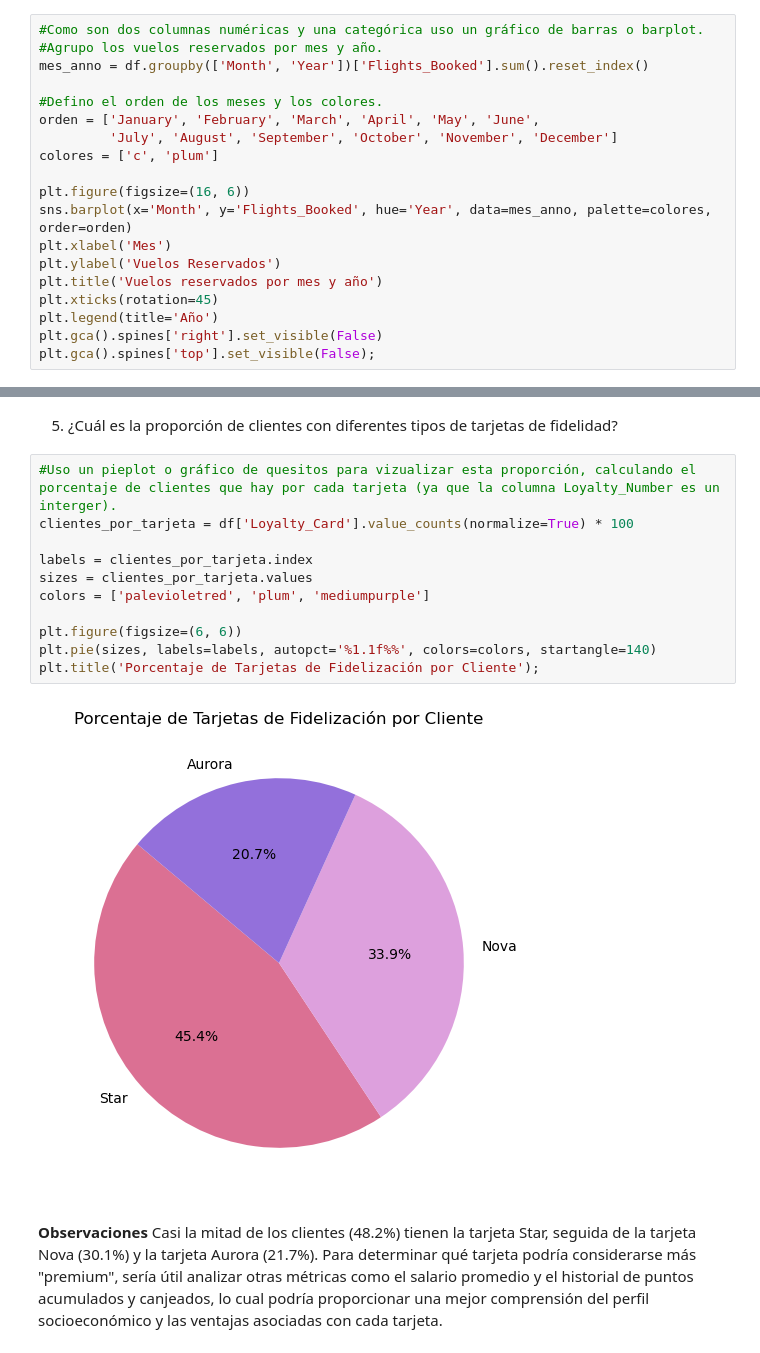
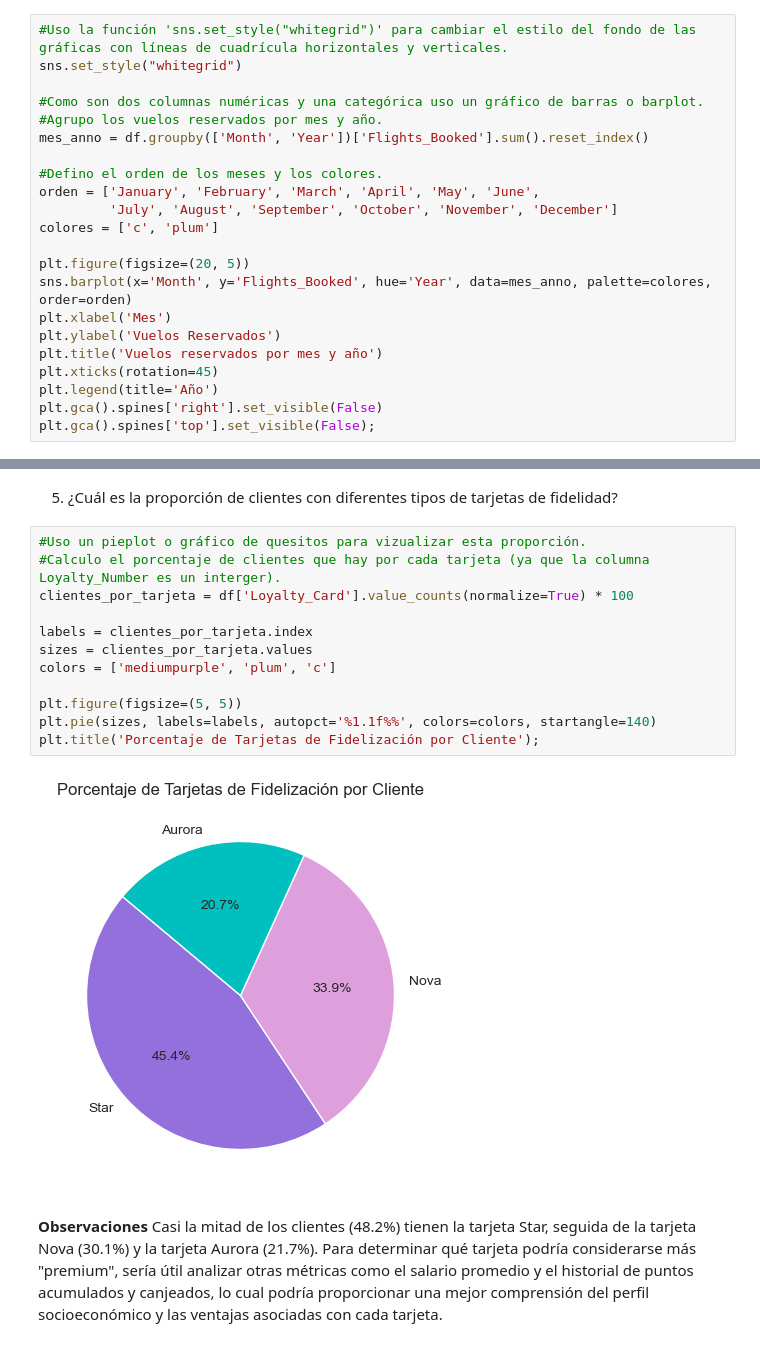
Before and after one commit to Adalab/bda-modulo-3-evaluacion-final-TaniaGraff, a Jupyter notebook: fase2_visualizacion.ipynb, the cells around one changed output, grey strips where cells are left out. Saved outputs shown, nothing was run; the diff lists cells and outputs as text.

```diff
--- a/fase2_visualizacion.ipynb
+++ b/fase2_visualizacion.ipynb
@@ -30,6 +30,9 @@ df.head()
 # %% [markdown]
 1. ¿Cómo se distribuye la cantidad de vuelos reservados por mes durante el año?
 # %%
+#Uso la función 'sns.set_style("whitegrid")' para cambiar el estilo del fondo de las gráficas con líneas de cuadrícula horizontales y verticales.
+sns.set_style("whitegrid")
+
 #Como son dos columnas numéricas y una categórica uso un gráfico de barras o barplot.
 #Agrupo los vuelos reservados por mes y año.
 mes_anno = df.groupby(['Month', 'Year'])['Flights_Booked'].sum().reset_index()
@@ -39,7 +42,7 @@ orden = ['January', 'February', 'March', 'April', 'May', 'June',
          'July', 'August', 'September', 'October', 'November', 'December']
 colores = ['c', 'plum']
 
-plt.figure(figsize=(16, 6))
+plt.figure(figsize=(20, 5))
 sns.barplot(x='Month', y='Flights_Booked', hue='Year', data=mes_anno, palette=colores, order=orden)
 plt.xlabel('Mes')
 plt.ylabel('Vuelos Reservados')
@@ -114,18 +113,19 @@ plt.gca().spines['top'].set_visible(False);
 # %% [markdown]
 5. ¿Cuál es la proporción de clientes con diferentes tipos de tarjetas de fidelidad?
 # %%
-#Uso un pieplot o gráfico de quesitos para vizualizar esta proporción, calculando el porcentaje de clientes que hay por cada tarjeta (ya que la columna Loyalty_Number es un interger).
+#Uso un pieplot o gráfico de quesitos para vizualizar esta proporción.
+#Calculo el porcentaje de clientes que hay por cada tarjeta (ya que la columna Loyalty_Number es un interger).
 clientes_por_tarjeta = df['Loyalty_Card'].value_counts(normalize=True) * 100
 
 labels = clientes_por_tarjeta.index
 sizes = clientes_por_tarjeta.values
-colors = ['palevioletred', 'plum', 'mediumpurple']
+colors = ['mediumpurple', 'plum', 'c']
 
-plt.figure(figsize=(6, 6))
+plt.figure(figsize=(5, 5))
 plt.pie(sizes, labels=labels, autopct='%1.1f%%', colors=colors, startangle=140)
 plt.title('Porcentaje de Tarjetas de Fidelización por Cliente');
 # %% [output]
-[figure, old version]
+[figure, new version]
 # %% [markdown]
 **Observaciones** Casi la mitad de los clientes (48.2%) tienen la tarjeta Star, seguida de la tarjeta Nova (30.1%) y la tarjeta Aurora (21.7%). Para determinar qué tarjeta podría considerarse más "premium", sería útil analizar otras métricas como el salario promedio y el historial de puntos acumulados y canjeados, lo cual podría proporcionar una mejor comprensión del perfil socioeconómico y las ventajas asociadas con cada tarjeta.
 # %% [markdown]
```
Also changed, not shown: parts of 8 cells of this notebook.
